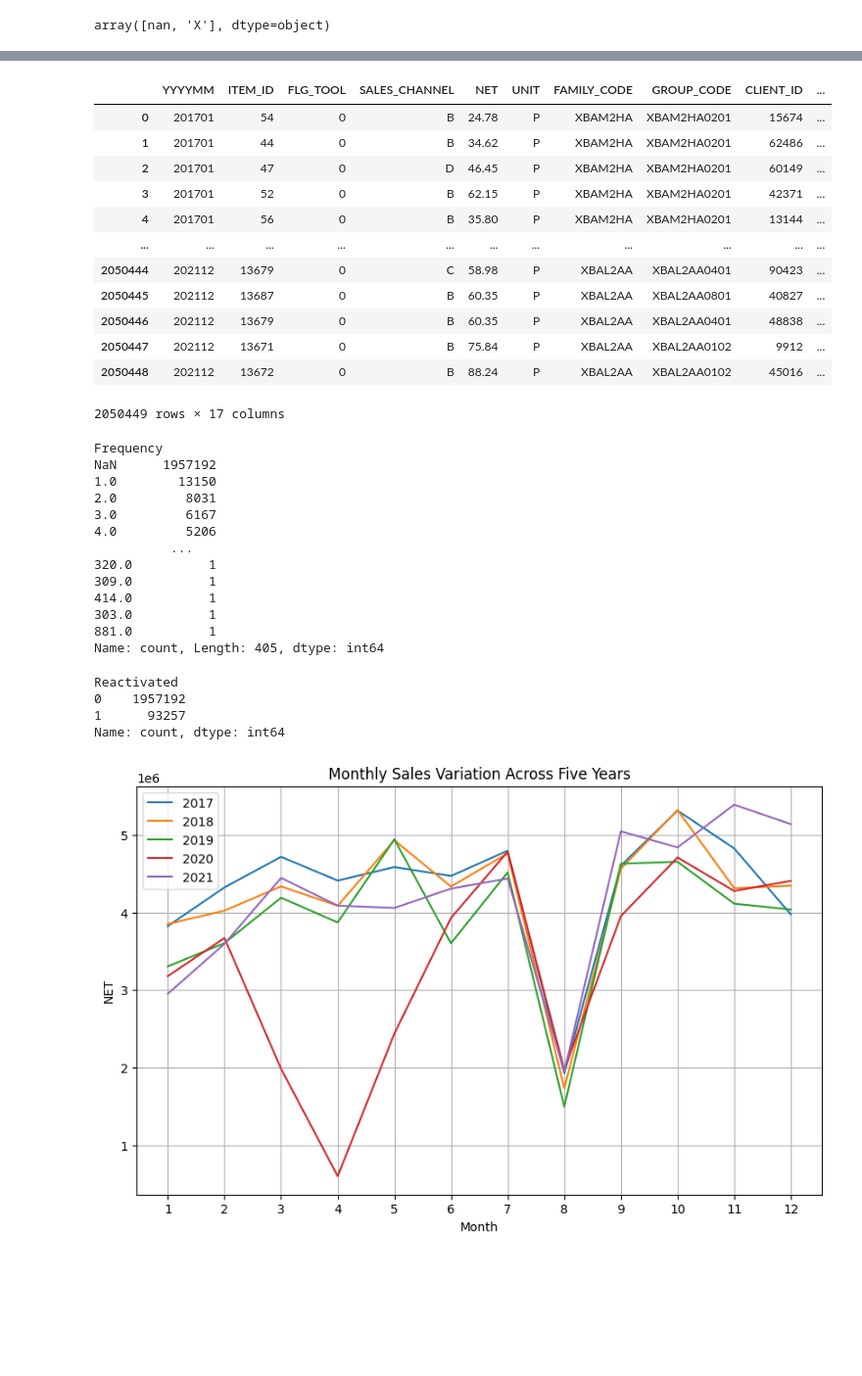
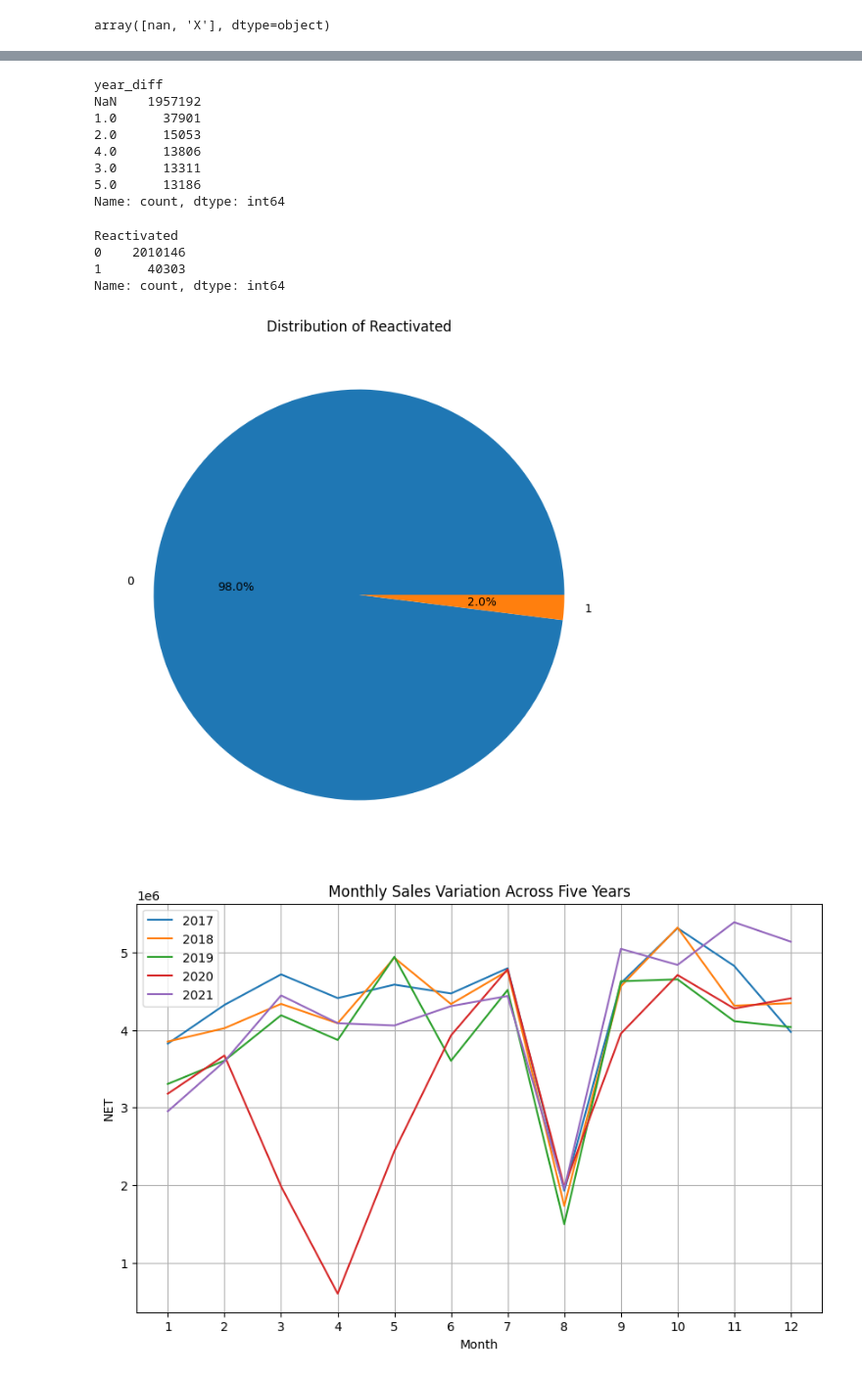
Before and after one commit to AshuJay/REACTIVATION_5, a Jupyter notebook: Reactivation_gp_5_code.ipynb, the cells around one changed output, grey strips where cells are left out. Shown at 98% size. Cells and saved outputs as stored; diff of their text form; code cells hidden in the pictures; blank space fills up the shorter version.

Commit message:
Created Reactivated Attribute/Recency/Frequency

```diff
--- a/Reactivation_gp_5_code.ipynb
+++ b/Reactivation_gp_5_code.ipynb
@@ -160,42 +192,38 @@ sales_data
 # %%
 # Define target variable
-sales_data['Reactivated'] = (sales_data['Recency'] > 730).astype(int)  # 730 days = 2 years
-sales_data
+#sales_data = sales_data.drop('Reactivated', axis=1)
+
+ref_year = 2022
+sales_data['year_diff'] = ref_year - sales_data['Recency']
+
+
+#sales_data['Reactivated'] = (ref_year - sales_data['Recency']).astype(int)  # 730 days = 2 years
+sales_data['year_diff'].value_counts(dropna=False)
 # %% [output]
-|  | YYYYMM | ITEM_ID | FLG_TOOL | SALES_CHANNEL | NET | UNIT | FAMILY_CODE | GROUP_CODE | CLIENT_ID | ... |
-| 0 | 201701 | 54 | 0 | B | 24.78 | P | XBAM2HA | XBAM2HA0201 | 15674 | ... |
-| 1 | 201701 | 44 | 0 | B | 34.62 | P | XBAM2HA | XBAM2HA0201 | 62486 | ... |
-| 2 | 201701 | 47 | 0 | D | 46.45 | P | XBAM2HA | XBAM2HA0201 | 60149 | ... |
-| 3 | 201701 | 52 | 0 | B | 62.15 | P | XBAM2HA | XBAM2HA0201 | 42371 | ... |
-| 4 | 201701 | 56 | 0 | B | 35.80 | P | XBAM2HA | XBAM2HA0201 | 13144 | ... |
-| ... | ... | ... | ... | ... | ... | ... | ... | ... | ... | ... |
-| 2050444 | 202112 | 13679 | 0 | C | 58.98 | P | XBAL2AA | XBAL2AA0401 | 90423 | ... |
-| 2050445 | 202112 | 13687 | 0 | B | 60.35 | P | XBAL2AA | XBAL2AA0801 | 40827 | ... |
-| 2050446 | 202112 | 13679 | 0 | B | 60.35 | P | XBAL2AA | XBAL2AA0401 | 48838 | ... |
-| 2050447 | 202112 | 13671 | 0 | B | 75.84 | P | XBAL2AA | XBAL2AA0102 | 9912 | ... |
-| 2050448 | 202112 | 13672 | 0 | B | 88.24 | P | XBAL2AA | XBAL2AA0102 | 45016 | ... |
-2050449 rows × 17 columns
+year_diff
+NaN    1957192
+1.0      37901
+2.0      15053
+4.0      13806
+3.0      13311
+5.0      13186
+Name: count, dtype: int64
-# %%
-sales_data['Frequency'].value_counts(dropna=False)
-# %% [output]
-Frequency
-NaN      1957192
-1.0        13150
-2.0         8031
-3.0         6167
-4.0         5206
-          ...
-320.0          1
-309.0          1
-414.0          1
-303.0          1
-881.0          1
-Name: count, Length: 405, dtype: int64
-# %%
-sales_data['Reactivated'].value_counts(dropna=False)
-# %% [output]
-Reactivated
-0    1957192
-1      93257
-Name: count, dtype: int64
+# %%
+sales_data['Reactivated'] = (sales_data['year_diff'] > 2).astype(int)  # 2 because those to be activated must have last purchase on 2019 i.e has been inactive for at least 3 years (1 if yes, 0 if no)
+sales_data['Reactivated'].value_counts(dropna=False)
+# %% [output]
+Reactivated
+0    2010146
+1      40303
+Name: count, dtype: int64
+# %%
+sales_data['Reactivated'].value_counts(sort=False).plot(
+                        kind='pie'
+                        , autopct='%1.1f%%'
+                        , title="Distribution of Reactivated"
+                        , ylabel=''
+                        , figsize=(8,8)
+                        );
+# %% [output]
+[figure, added]
 # %%
```
Also changed, not shown: parts of 10 cells of this notebook.
